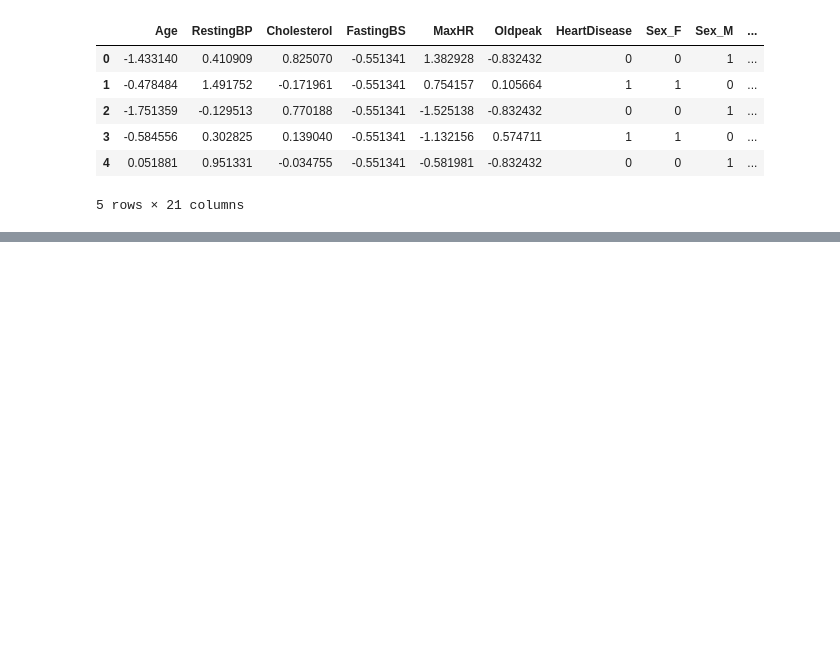
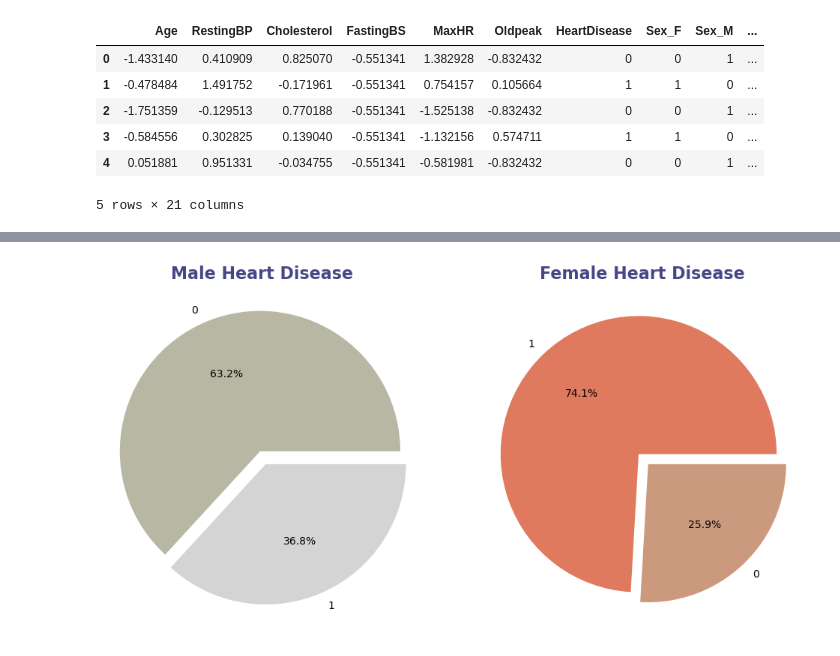
Before and after one commit to abdyraman/heart-deseases, a Jupyter notebook: code.ipynb, the cells around one changed output, grey strips where cells are left out. Cells and saved outputs as stored; diff of their text form; code cells hidden in the pictures; blank space fills up the shorter version.

```diff
--- a/code.ipynb
+++ b/code.ipynb
@@ -127,0 +145,17 @@ df1.head()
+# %%
+colors = [ "#B7B7A4", "#D4D4D4", "#E07A5F", "#CB997E", "#81B29A","#FFBF69", "#F0EFEB", "#90E0EF", "#E9C46A", "#AAABB8"]
+# %%
+df_male_disease_count = df[df["Sex"] == "M"]
+df_female_disease_count = df[df["Sex"] == "F"]
+plt.figure(figsize = (12, 6))
+plt.subplot(1, 2, 1)
+plt.pie(df_male_disease_count["HeartDisease"].value_counts(), colors = colors, labels = df_male_disease_count["HeartDisease"].unique(), explode = (0, 0.1), autopct= "%1.1f%%")
+plt.axis("equal")
+plt.title("Male Heart Disease", fontsize = 16, weight = 'bold',color = "#474787")
+plt.subplot(1, 2, 2)
+plt.pie(df_female_disease_count["HeartDisease"].value_counts(), colors = colors[2:], labels = df_female_disease_count["HeartDisease"].unique(), explode = (0, 0.1), autopct= "%1.1f%%")
+plt.axis("equal")
+plt.title("Female Heart Disease", fontsize = 16, weight = 'bold',color = "#474787")
+plt.show()
+# %% [output]
+[figure, added]
```
Also changed, not shown: parts of 7 cells of this notebook.
